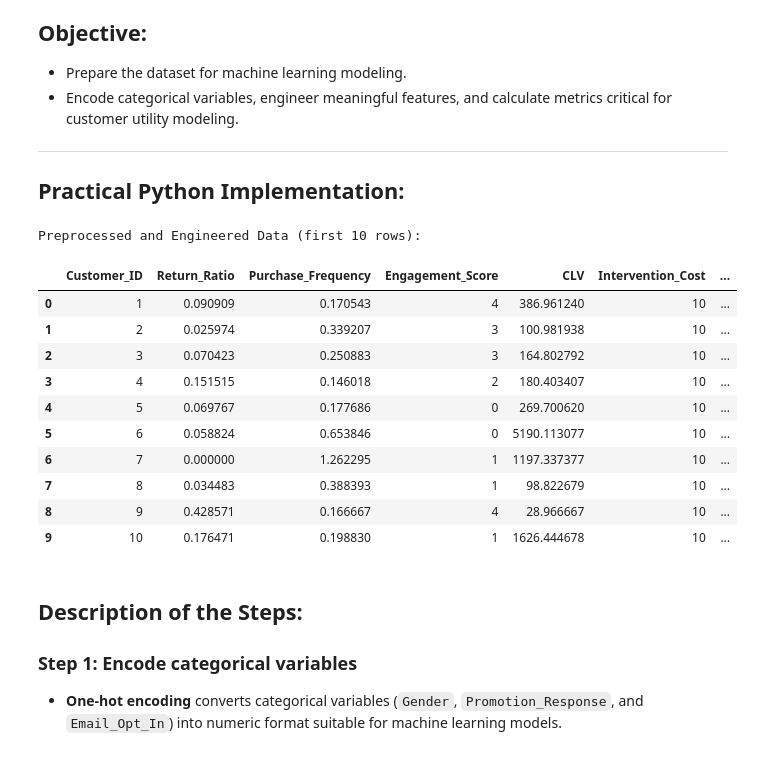
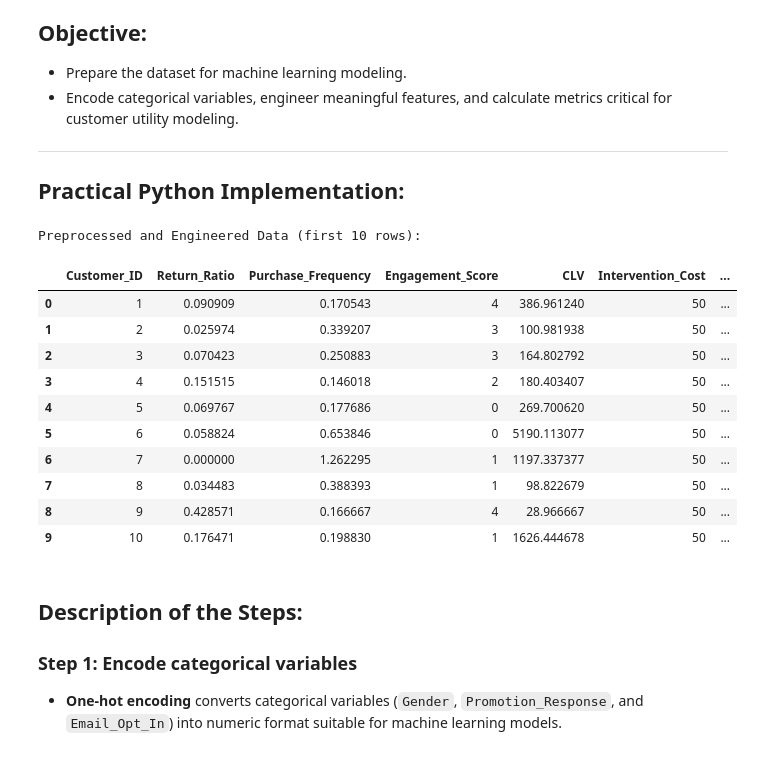
Before and after one commit to mehalyna/churn-prediction, a Jupyter notebook: step_3.ipynb, the cells around one changed output. Cells and saved outputs as stored; diff of their text form; code cells hidden in the pictures.

```diff
--- a/step_3.ipynb
+++ b/step_3.ipynb
@@ -41,44 +41,44 @@ data_encoded['Engagement_Score'] = data_encoded['Promotion_Response_Score'] + da
 # Simple CLV calculation using transaction data and tenure
 data_encoded['CLV'] = (data_encoded['Average_Transaction_Amount'] *
                        data_encoded['Purchase_Frequency'] *
                        (data_encoded['Years_as_Customer']))
 
 # Replace NaN values (due to zero frequencies) with zero
 data_encoded['CLV'] = data_encoded['CLV'].fillna(0)
 
 # 4. Estimated Cost per Customer Intervention (for promotions)
 # Let's assume an average fixed marketing cost per customer intervention (e.g., $10)
-average_intervention_cost = 10
+average_intervention_cost = 50
 data_encoded['Intervention_Cost'] = average_intervention_cost
 
 # Display the first few rows of the engineered data
 print("Preprocessed and Engineered Data (first 10 rows):")
 display_cols = [
     'Customer_ID',
     'Return_Ratio',
     'Purchase_Frequency',
     'Engagement_Score',
     'CLV',
     'Intervention_Cost',
     'Target_Churn'
 ]
 
 display(data_encoded[display_cols].head(10))
 
 data_encoded.to_csv('processed_customer_churn_data.csv', index=False)
 # %% [output]
 Preprocessed and Engineered Data (first 10 rows):
 |  | Customer_ID | Return_Ratio | Purchase_Frequency | Engagement_Score | CLV | Intervention_Cost | ... |
-| 0 | 1 | 0.090909 | 0.170543 | 4 | 386.961240 | 10 | ... |
-| 1 | 2 | 0.025974 | 0.339207 | 3 | 100.981938 | 10 | ... |
-| 2 | 3 | 0.070423 | 0.250883 | 3 | 164.802792 | 10 | ... |
-| 3 | 4 | 0.151515 | 0.146018 | 2 | 180.403407 | 10 | ... |
-| 4 | 5 | 0.069767 | 0.177686 | 0 | 269.700620 | 10 | ... |
-| 5 | 6 | 0.058824 | 0.653846 | 0 | 5190.113077 | 10 | ... |
-| 6 | 7 | 0.000000 | 1.262295 | 1 | 1197.337377 | 10 | ... |
-| 7 | 8 | 0.034483 | 0.388393 | 1 | 98.822679 | 10 | ... |
-| 8 | 9 | 0.428571 | 0.166667 | 4 | 28.966667 | 10 | ... |
-| 9 | 10 | 0.176471 | 0.198830 | 1 | 1626.444678 | 10 | ... |
+| 0 | 1 | 0.090909 | 0.170543 | 4 | 386.961240 | 50 | ... |
+| 1 | 2 | 0.025974 | 0.339207 | 3 | 100.981938 | 50 | ... |
+| 2 | 3 | 0.070423 | 0.250883 | 3 | 164.802792 | 50 | ... |
+| 3 | 4 | 0.151515 | 0.146018 | 2 | 180.403407 | 50 | ... |
+| 4 | 5 | 0.069767 | 0.177686 | 0 | 269.700620 | 50 | ... |
+| 5 | 6 | 0.058824 | 0.653846 | 0 | 5190.113077 | 50 | ... |
+| 6 | 7 | 0.000000 | 1.262295 | 1 | 1197.337377 | 50 | ... |
+| 7 | 8 | 0.034483 | 0.388393 | 1 | 98.822679 | 50 | ... |
+| 8 | 9 | 0.428571 | 0.166667 | 4 | 28.966667 | 50 | ... |
+| 9 | 10 | 0.176471 | 0.198830 | 1 | 1626.444678 | 50 | ... |
 # %% [markdown]
 ## **Description of the Steps:**
 
```
Also changed, not shown: 2 other files.
